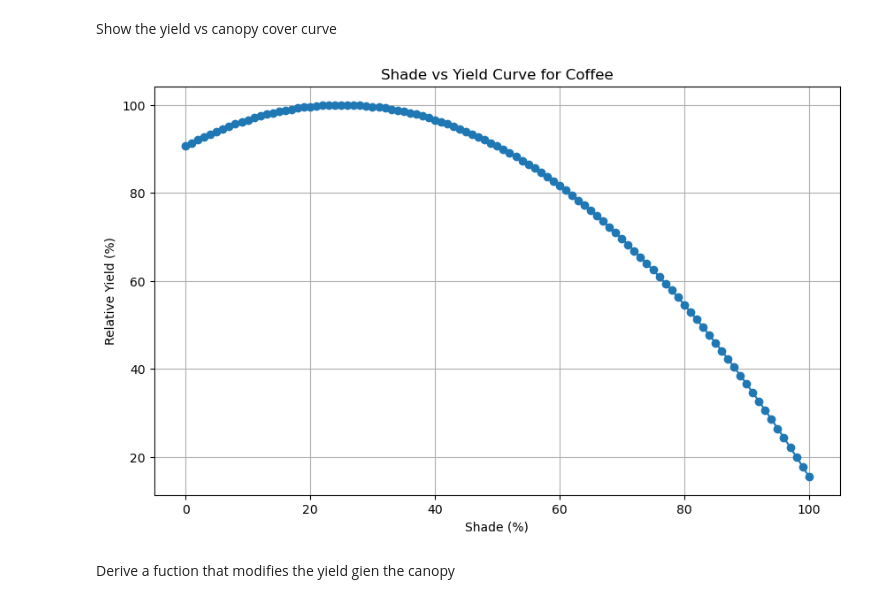
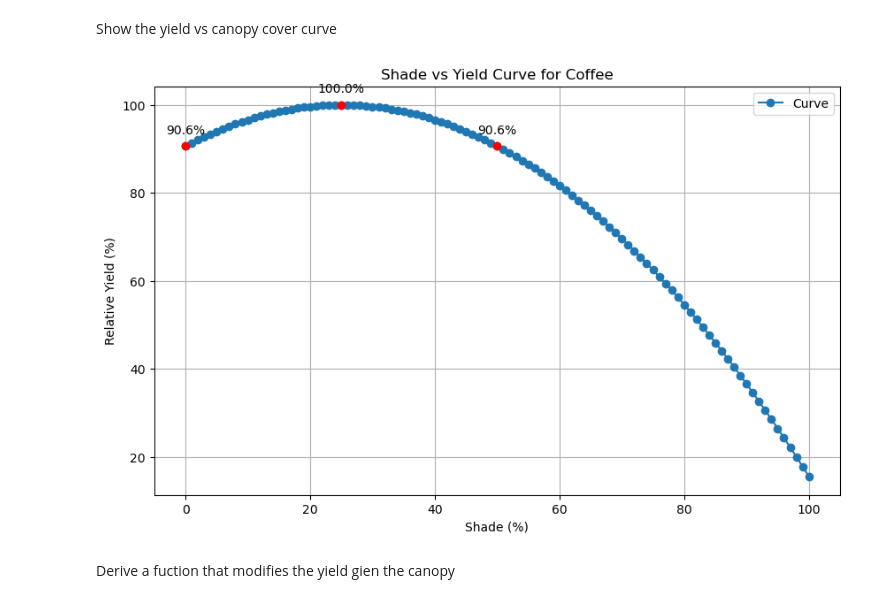
Before and after one commit to zeliest/coffee_banana_cacao_climate_risk, a Jupyter notebook: cb_agroforesty/CostBenefit_Canopy_MultiCriteria.ipynb, the cells around one changed output. Saved outputs shown, nothing was run; the diff lists cells and outputs as text; code cells hidden in the pictures.

```diff
--- a/cb_agroforesty/CostBenefit_Canopy_MultiCriteria.ipynb
+++ b/cb_agroforesty/CostBenefit_Canopy_MultiCriteria.ipynb
@@ -222,21 +368,41 @@ Exposures object for 'present' condition:
 Show the yield vs canopy cover curve
 # %%
 from scipy.interpolate import interp1d
+import matplotlib.pyplot as plt
 
-# load the Shade_vs_Yield_Curve.csv
+# Load curve
 shade_vs_yield_curve_file = INPUT_DIR / "Shade_vs_Yield_Curve.csv"
 shade_vs_yield_curve_COFFE = pd.read_csv(shade_vs_yield_curve_file)
-# Plot the curve
-import matplotlib.pyplot as plt
+
+# Interpolator
+f_interp = interp1d(
+    shade_vs_yield_curve_COFFE['Shade (%)'],
+    shade_vs_yield_curve_COFFE['Yield (%)'],
+    kind='linear',
+    fill_value='extrapolate'
+)
+
+# Points of interest
+shade_points = [0, shade_vs_yield_curve_COFFE.loc[shade_vs_yield_curve_COFFE['Yield (%)'].idxmax(), 'Shade (%)'], 50]
+yield_points = [float(f_interp(s)) for s in shade_points]
+
+# Plot
 plt.figure(figsize=(10, 6))
-plt.plot(shade_vs_yield_curve_COFFE['Shade (%)'], shade_vs_yield_curve_COFFE['Yield (%)'], marker='o')
+plt.plot(shade_vs_yield_curve_COFFE['Shade (%)'], shade_vs_yield_curve_COFFE['Yield (%)'], marker='o', label='Curve')
+
+# Annotate points
+for s, y in zip(shade_points, yield_points):
+    plt.scatter(s, y, color='red', zorder=5)
+    plt.annotate(f"{y:.1f}%", (s, y), textcoords="offset points", xytext=(0,10), ha='center')
+
 plt.title('Shade vs Yield Curve for Coffee')
 plt.xlabel('Shade (%)')
 plt.ylabel('Relative Yield (%)')
 plt.grid()
+plt.legend()
 plt.show()
 # %% [output]
-[figure, old version]
+[figure, new version]
 # %% [markdown]
 Derive a fuction that modifies the yield gien the canopy
 # %%
```
Also changed, not shown: parts of 72 cells of this notebook.
